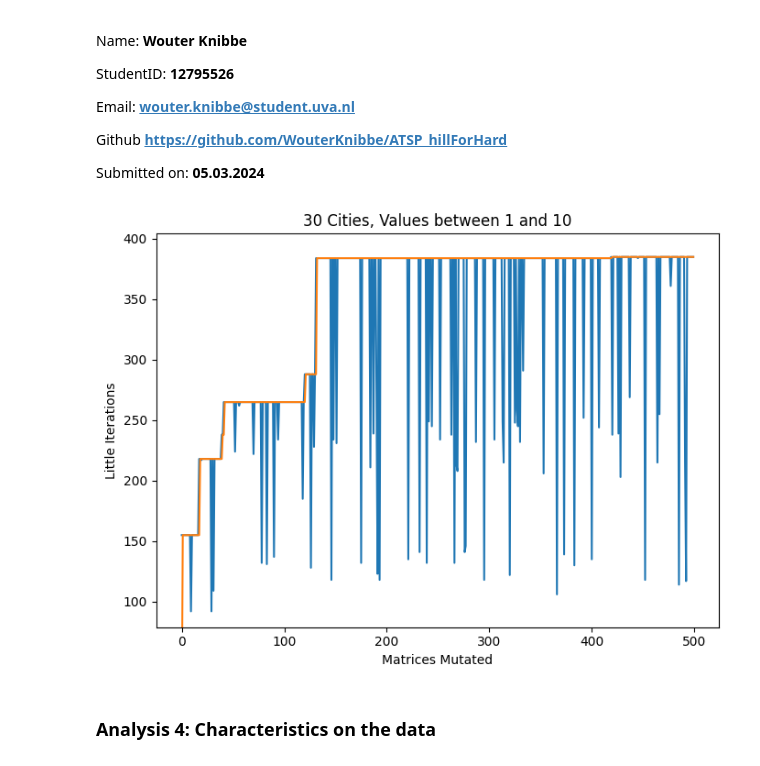
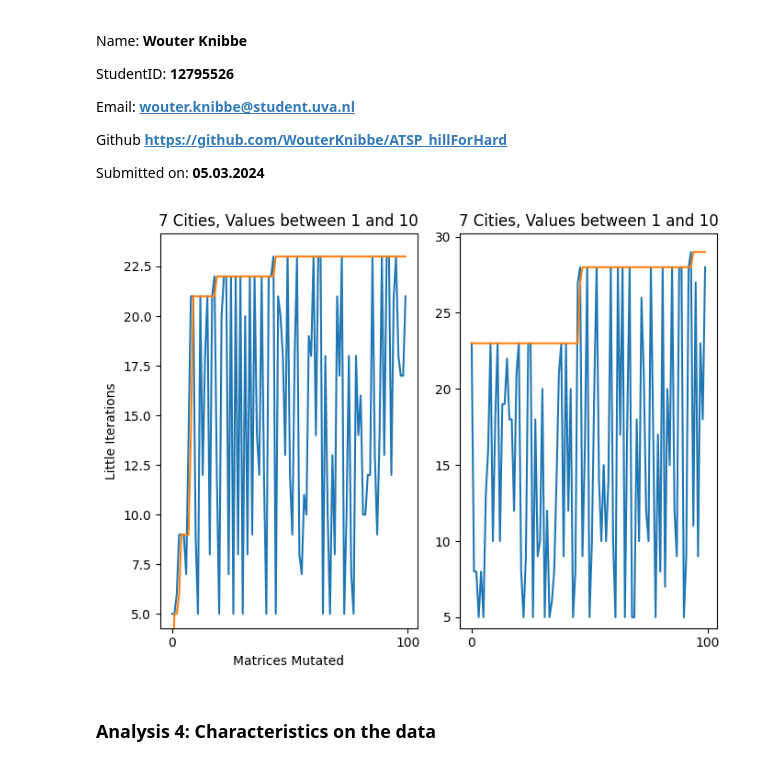
Before and after one commit to WouterKnibbe/ATSP_hillForHard, a Jupyter notebook: Quick Plotting.ipynb, the cells around one changed output. Drawn from its saved outputs; the diff is of its cells as text; code cells hidden in the pictures.

```diff
--- a/Quick Plotting.ipynb
+++ b/Quick Plotting.ipynb
@@ -63,8 +63,8 @@ def load_result(file_path):
 
   return loaded_results
 # %%
-cities = [30]
-ranges = [10]
+cities = [7]
+ranges = [10, 1000]
 
 subplot_rows = len(cities)
 subplot_cols = len(ranges)
@@ -73,43 +73,43 @@ fig, axs = plt.subplots(subplot_rows, subplot_cols, figsize=(7, 5.25))
 
 for i, city in enumerate(cities):
     for j, range_val in enumerate(ranges):
-        path = f"Results/results{city}_{range_val}_4.json"
+        path = f"Results/results{city}_{range_val}_0.json"
         loaded = load_result(path)
 
         x_values = list(loaded.keys())
         y_values_0 = [values[0] for values in loaded.values()]
         y_values_1 = [values[1] for values in loaded.values()]
 
         if subplot_rows == 1 and subplot_cols == 1:
             ax = axs
             ax.set_xlabel('Matrices Mutated')
         else:
             if subplot_rows > 1 and subplot_cols > 1:
                 ax = axs[i, j]
             elif subplot_rows > 1:
                 ax = axs[i]
             else:
                 ax = axs[j]
 
         ax.plot(x_values, y_values_0, label='Current mutation')
         ax.plot(x_values, y_values_1, label='Hardest mutation')
 
-        ax.set_xticks(list(range(0,600,100)))
-        ax.set_xticklabels(list(range(0,600,100)))
+        ax.set_xticks(list(range(0,200,100)))
+        ax.set_xticklabels(list(range(0,200,100)))
 
         ax.set_ylim(bottom=min(y_values_0)-(min(y_values_0)/7))
         if j == 0:
           ax.set_ylabel('Little Iterations')
-        if i == 1:
+        if j == 0:
           ax.set_xlabel('Matrices Mutated')
-        ax.set_title(f'{city} Cities, Values between 1 and {range_val}')
+        ax.set_title(f'{city} Cities, Values between 1 and 10')
         if i == 1 & j== 1:
           ax.legend()
 
 plt.tight_layout()
 plt.show()
 # %% [output]
-[figure, old version]
+[figure, new version]
 # %% [markdown]
 ### Analysis 4: Characteristics on the data
 # %%
```
Also changed, not shown: 10 other files.
